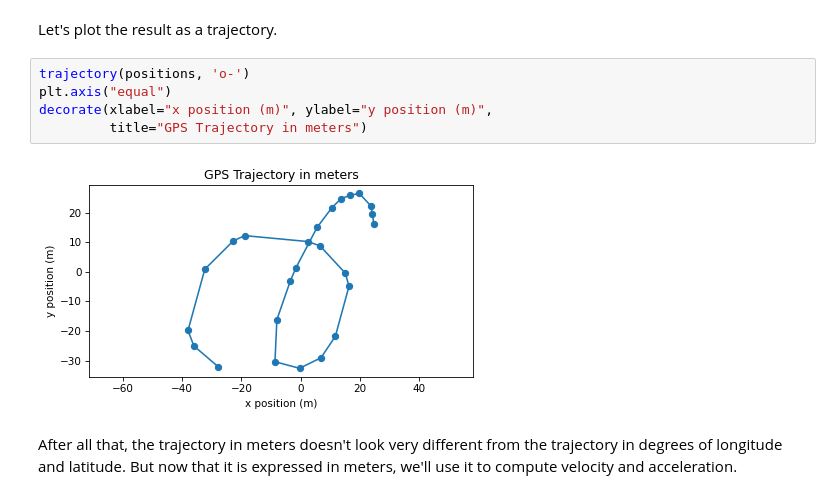
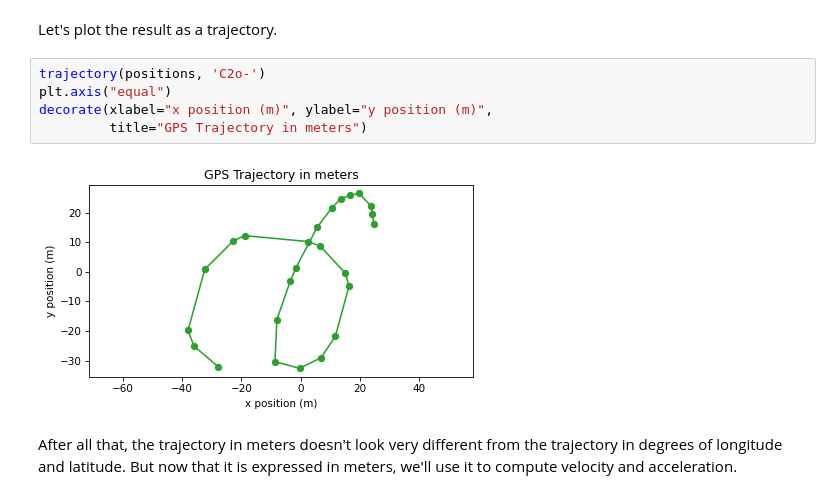
Before and after one commit to AllenDowney/ThinkLinearAlgebra, a Jupyter notebook: _sources/track.ipynb, the cells around one changed output. Saved outputs shown, nothing was run; the diff lists cells and outputs as text.

```diff
--- a/_sources/track.ipynb
+++ b/_sources/track.ipynb
@@ -343,12 +343,12 @@ array([[24.715 , 16.2167],
 # %% [markdown]
 Let's plot the result as a trajectory.
 # %%
-trajectory(positions, 'o-')
+trajectory(positions, 'C2o-')
 plt.axis("equal")
 decorate(xlabel="x position (m)", ylabel="y position (m)",
          title="GPS Trajectory in meters")
 # %% [output]
-[figure, old version]
+[figure, new version]
 # %% [markdown]
 After all that, the trajectory in meters doesn't look very different from the trajectory in degrees of longitude and latitude.
 But now that it is expressed in meters, we'll use it to compute velocity and acceleration.
```
Also changed, not shown: parts of 11 cells of this notebook, 6 other files.
